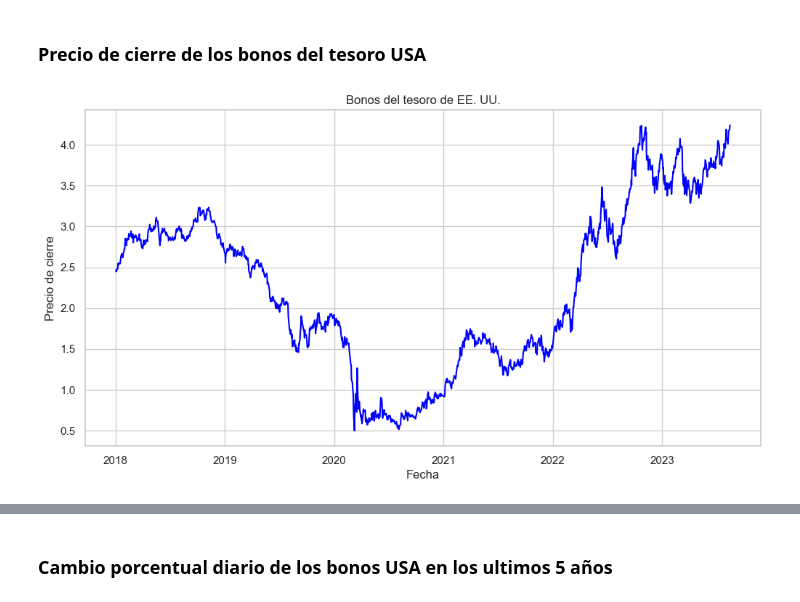
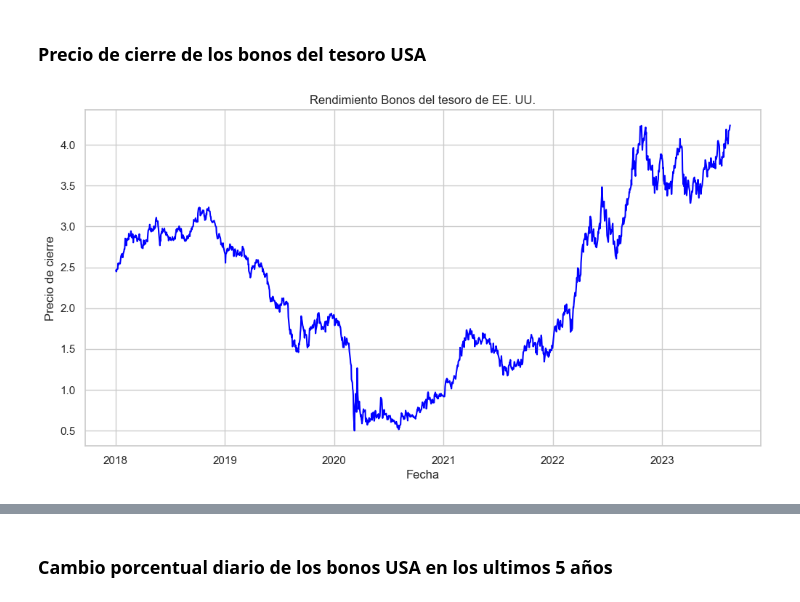
Before and after one commit to sabas4rc/PI_DA, a Jupyter notebook: Notebook/eda.ipynb, the cells around one changed output, grey strips where cells are left out. Cells and saved outputs as stored; diff of their text form; code cells hidden in the pictures.

```diff
--- a/Notebook/eda.ipynb
+++ b/Notebook/eda.ipynb
@@ -712,10 +711,10 @@ En general, el gráfico sugiere que la spread de las criptomonedas es una tenden
 # %%
 # Gráfico de línea para los precios de cierre de los bonos del tesoro de EE. UU.
 plt.figure(figsize=(12, 6))
 plt.plot(df_bonos_usa['fecha'], df_bonos_usa['close'])
 plt.xlabel('Fecha')
 plt.ylabel('Precio de cierre')
-plt.title('Bonos del tesoro de EE. UU.')
+plt.title('Rendimiento Bonos del tesoro de EE. UU.')
 plt.show()
 # %% [output]
-[figure, old version]
+[figure, new version]
```
Also changed, not shown: parts of 17 cells of this notebook, 2 other files.
